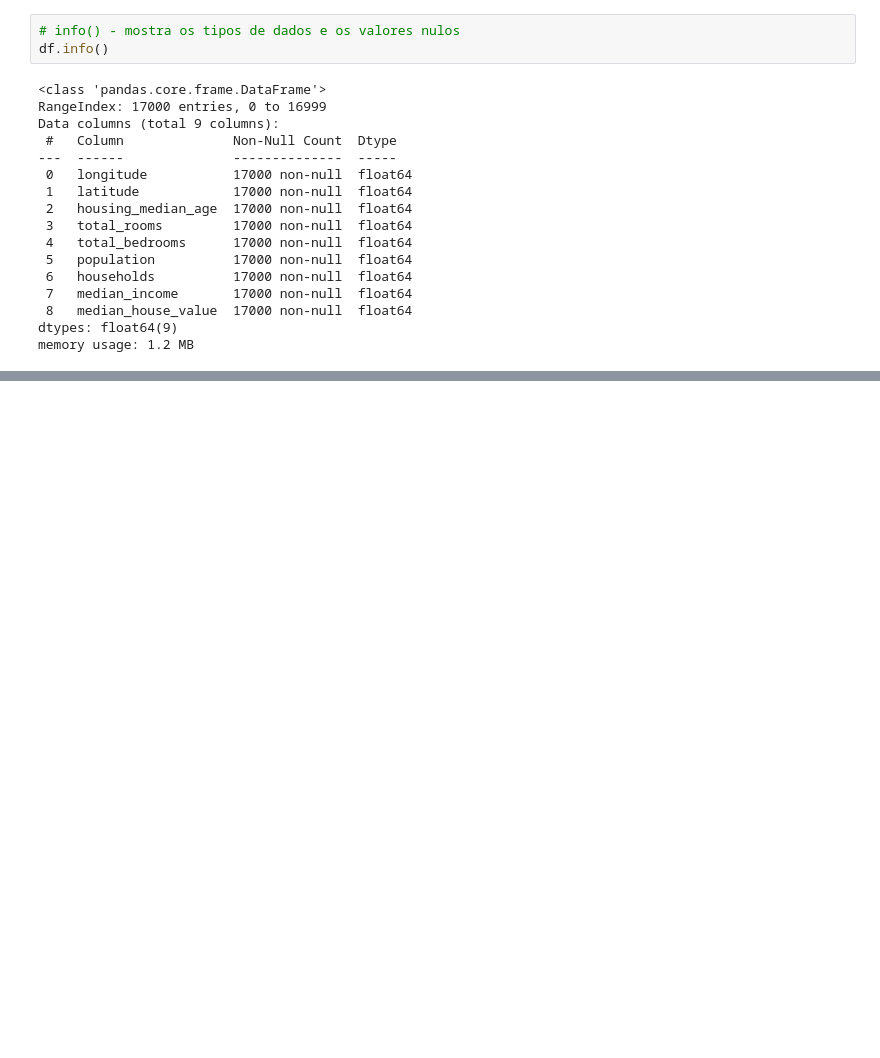
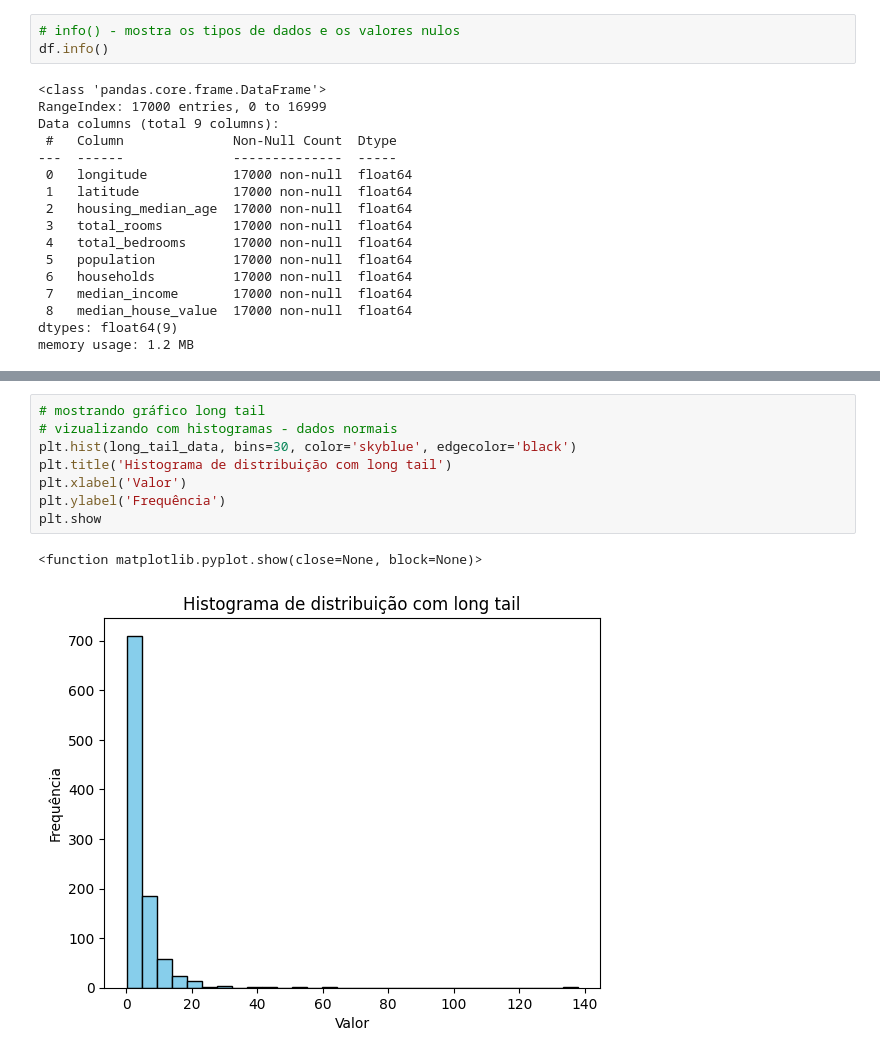
Before and after one commit to JoaoAntoni07/estudo-catijr, a Jupyter notebook: semana-04/semana04_aulas.ipynb, the cells around one changed output, grey strips where cells are left out. Drawn from its saved outputs; the diff is of its cells as text; blank space fills up the shorter version.

```diff
--- a/semana-04/semana04_aulas.ipynb
+++ b/semana-04/semana04_aulas.ipynb
@@ -67,0 +539,11 @@ df.describe()
+# %%
+# mostrando gráfico long tail
+# vizualizando com histogramas - dados normais
+plt.hist(long_tail_data, bins=30, color='skyblue', edgecolor='black')
+plt.title('Histograma de distribuição com long tail')
+plt.xlabel('Valor')
+plt.ylabel('Frequência')
+plt.show
+# %% [output]
+<function matplotlib.pyplot.show(close=None, block=None)>
+[figure, added]
```
Also changed, not shown: parts of 63 cells of this notebook.
